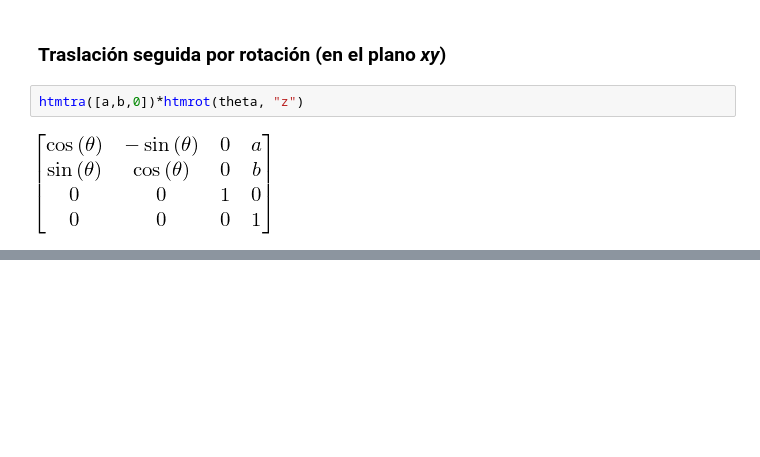
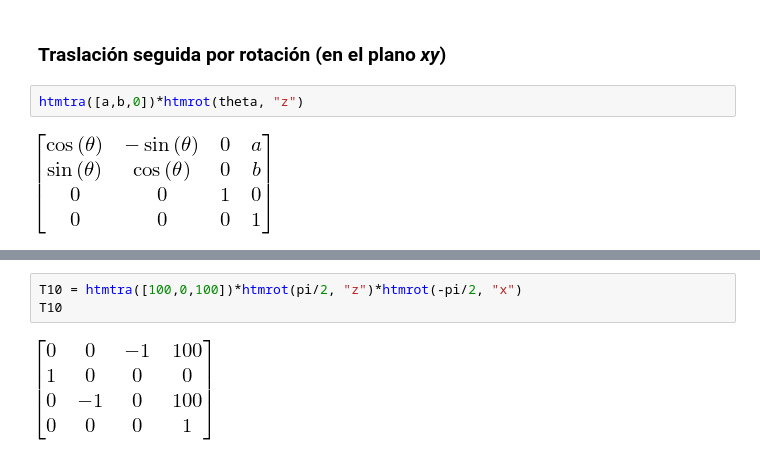
Before and after one commit to iro-upgto/rkd, a Jupyter notebook: examples/nbook/es/didactic/Transformaciones homogéneas.ipynb, the cells around one changed output, grey strips where cells are left out. Saved outputs shown, nothing was run; the diff lists cells and outputs as text; blank space fills up the shorter version.

```diff
--- a/examples/nbook/es/didactic/Transformaciones homogéneas.ipynb
+++ b/examples/nbook/es/didactic/Transformaciones homogéneas.ipynb
@@ -42,0 +86,5 @@ htmtra([a,b,0])*htmrot(theta, "z")
+# %%
+T10 = htmtra([100,0,100])*htmrot(pi/2, "z")*htmrot(-pi/2, "x")
+T10
+# %% [output]
+[figure, added]
```
Also changed, not shown: parts of 10 cells of this notebook, 7 other files.
